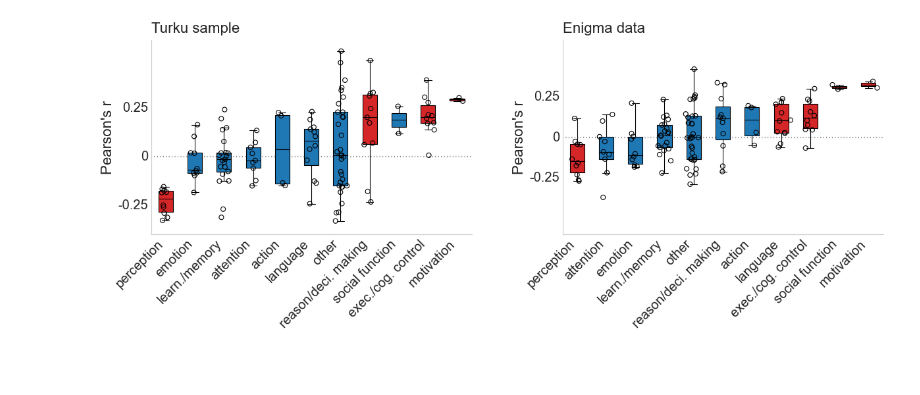
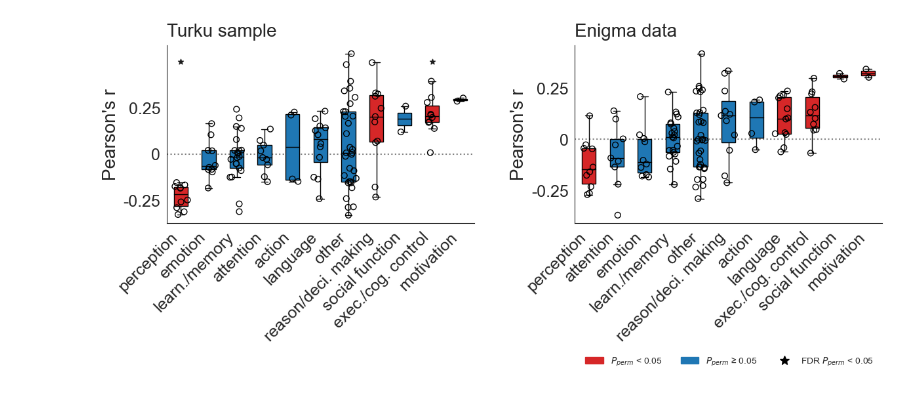
Before and after one commit to ltuominen/AP_brainorganization, a Jupyter notebook: code/Plot_neurosynth_antipsychotics.ipynb, the cells around one changed output. Drawn from its saved outputs; the diff is of its cells as text; code cells hidden in the pictures; blank space fills up the shorter version.

Commit message:
perfecting neurosynth figs

```diff
--- a/code/Plot_neurosynth_antipsychotics.ipynb
+++ b/code/Plot_neurosynth_antipsychotics.ipynb
@@ -26,6 +27,7 @@ def plt_neurosynth(results, ax, title):
     r_categories = results['r_categories']
     order = np.argsort(r_categories)
     r_categories_p = results['r_categories_p']
+    p_fdr_ordered = list(np.array(results['r_categories_p_fdr'])[order])
     categories = results['categories']
     categories_labels = results['categories_labels']
     categories_ordered = list(np.array(categories_labels)[order])
@@ -54,34 +56,53 @@ def plt_neurosynth(results, ax, title):
         x = np.random.normal(i, 0.1, size=len(data))
         ax.scatter(x, y, color='none',s=40, edgecolors='black',  linewidth=1, rasterized=True, zorder=1000)
 
     for i, box in enumerate(bp['boxes']):
         if ordered_p[i] < 0.05 :
             box.set_facecolor((0.839, 0.152, 0.156))
         else:
             box.set_facecolor((0.121, 0.466, 0.705))
 
+    # plot fdr stars
+    xstars = np.where(np.array(p_fdr_ordered) < 0.05)[0] + 1
+    ystars = np.ones(len(xstars)) * 0.5
+    sns.regplot(x=xstars, y=ystars, fit_reg=False, marker="*", color="black", ax=ax )
+
     ax.set_title(title, loc='left', size=20, pad=10.0)
     ax.set(yticks=[-.25, 0, .25])
     ax.set_yticklabels(['-0.25', '0', '0.25'])
     ax.set_ylabel("Pearson's r", fontsize=20)
     ax.tick_params(axis='y', labelsize=18)
     ax.set_xticklabels(categories_ordered, rotation=45, ha="right", fontsize=18);
     ax.grid(False)
     ax.axhline(y=0, color='gray', linestyle=':', zorder=-1)
     ax.set_xticks(np.arange(1, 12, 1))
 
-
 # plot
 plt.rcParams['axes.spines.right'] = False
 plt.rcParams['axes.spines.top'] = False
 
-fig, axes = plt.subplots(1,2, figsize=(15, 6))
+fig, axes = plt.subplots(1,2, figsize=(12, 5))
 
 plt_neurosynth(neurosynth_results_turku, axes[0], 'Turku sample')
 plt_neurosynth(neurosynth_results_enigma, axes[1], 'Enigma data')
+#if star:
+#        red_patch = mpatches.Patch(color=(0.839, 0.152, 0.156), label='$P_{perm}$ < 0.05')
+#        blue_patch = mpatches.Patch(color=(0.121, 0.466, 0.705), label='$P_{perm}$ ≥ 0.05')
+#        star = mlines.Line2D([], [], color='black', marker='*', markersize=10, label='FDR $P_{perm}$ < 0.05', linestyle='None')
+#        ax.legend(handles=[red_patch, blue_patch, star], loc='lower right', frameon = False)
+#    else:
+#        red_patch = mpatches.Patch(color=(0.839, 0.152, 0.156), label='$P_{perm}$ < 0.05')
+#        blue_patch = mpatches.Patch(color=(0.121, 0.466, 0.705), label='$P_{perm}$ ≥ 0.05')
+#        ax.legend(handles=[red_patch, blue_patch], loc='lower right', frameon = False)
+
+red_patch = mpatches.Patch(color=(0.839, 0.152, 0.156), label='$P_{perm}$ < 0.05')
+blue_patch = mpatches.Patch(color=(0.121, 0.466, 0.705), label='$P_{perm}$ ≥ 0.05')
+star = mlines.Line2D([], [], color='black', marker='*', markersize=10, label='FDR $P_{perm}$ < 0.05', linestyle='None')
+
 
 plt.tight_layout(pad=0.4, w_pad=4.0, h_pad=1.0)
+plt.legend(handles=[red_patch, blue_patch, star], bbox_to_anchor=(0.5, -1.2, 0.5, 0.5), frameon = False, ncol=3)
 
-plt.savefig(path + 'figures/test.png', bbox_inches="tight", dpi=300)
+plt.savefig(path + 'figures/neurosynth_groupings.png', bbox_inches="tight", dpi=300)
 # %% [output]
-[figure, old version]
+[figure, new version]
```
Also changed, not shown: parts of 9 cells of this notebook, 15 other files.
